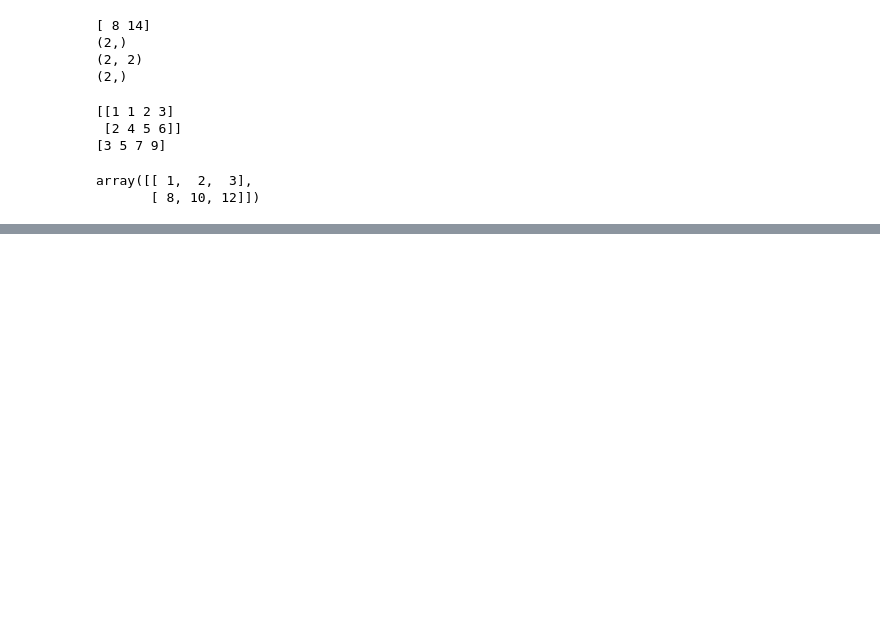
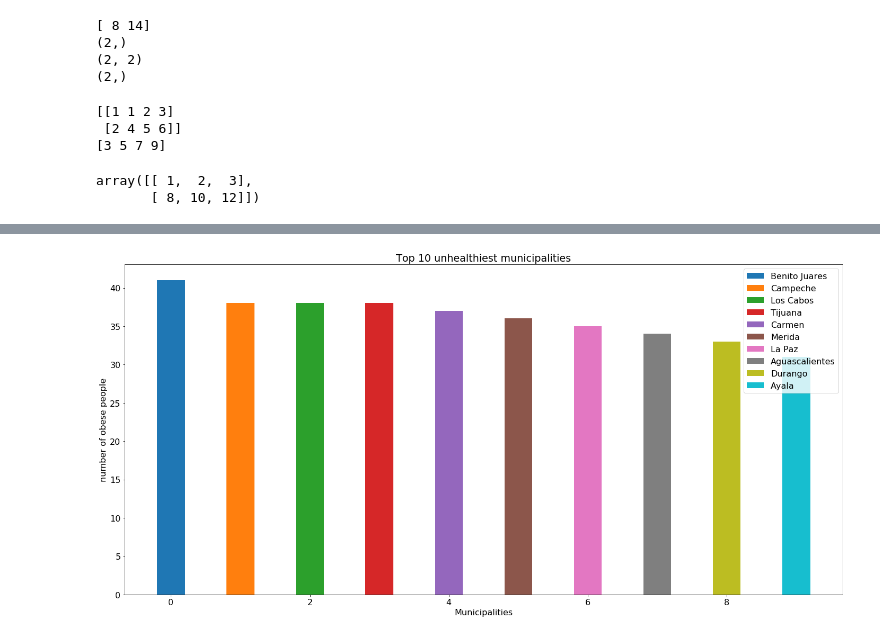
Before and after one commit to alex-perez/GE_IQ_Hackaton_2018, a Jupyter notebook: DHM.ipynb, the cells around one changed output, grey strips where cells are left out. Cells and saved outputs as stored; diff of their text form; code cells hidden in the pictures; blank space fills up the shorter version.

```diff
--- a/DHM.ipynb
+++ b/DHM.ipynb
@@ -157,0 +215,2 @@ array([[ 1,  2,  3],
+# %%
+byObesity = mf.sort_values(by=[5], ascending = False)
@@ -157,0 +221,31 @@ array([[ 1,  2,  3],
+# %%
+top10names = ['Benito Juares','Campeche','Los Cabos','Tijuana','Carmen','Merida','La Paz','Aguascalientes','Durango','Ayala']
+fig, ax = plt.subplots()
+plt.rcParams.update({'font.size': 16})
+for num in range(10):
+    rects1 = ax.bar(num, byObesity.values[num][5],.4,label=top10names[num])
+    #byObesity.values[num][5]
+#ax.set_xticklabels(top10names)
+
+ax.set_xlabel('Municipalities')
+ax.set_ylabel('number of obese people')
+ax.set_title('Top 10 unhealthiest municipalities')
+start, end = ax.get_xlim()
+#ax.xaxis.set_ticks(np.arange(start, end, 1))
+
+ax.legend()
+
+fig.tight_layout()
+plt.show()
+#23_5 = 'Benito Juares'
+#4_2 = 'Campeche'
+#3_8 = 'Los Cabos'
+#2_4 = 'Tijuana'
+#4_3 = 'Carmen'
+#31_50 = 'Merida'
+#3_3 = 'La Paz'
+#1_1 = 'Aguascalientes'
+#10_5 = 'Durango'
+#27_4 = 'Ayala'
+# %% [output]
+[figure, added]
```
Also changed, not shown: parts of 4 cells of this notebook, 26 other files.
